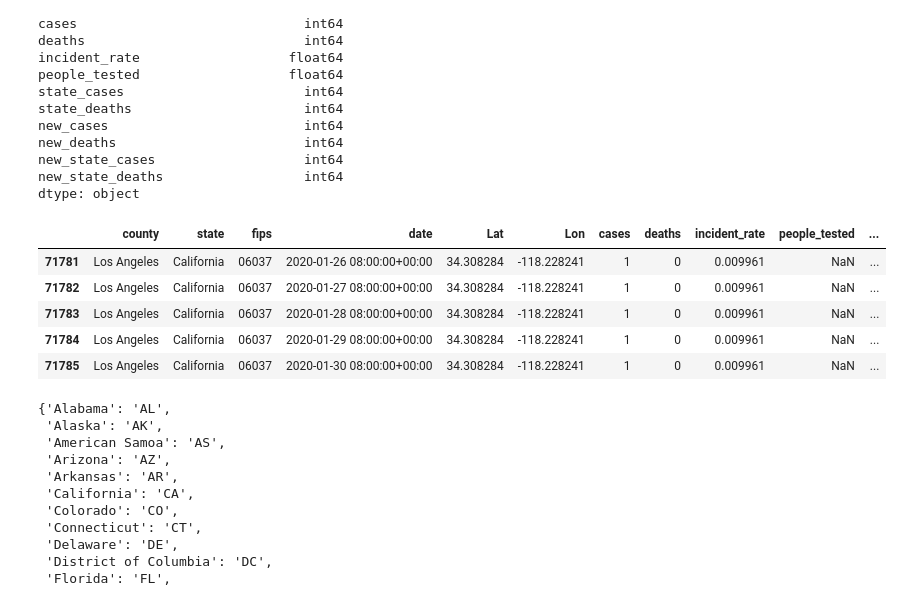
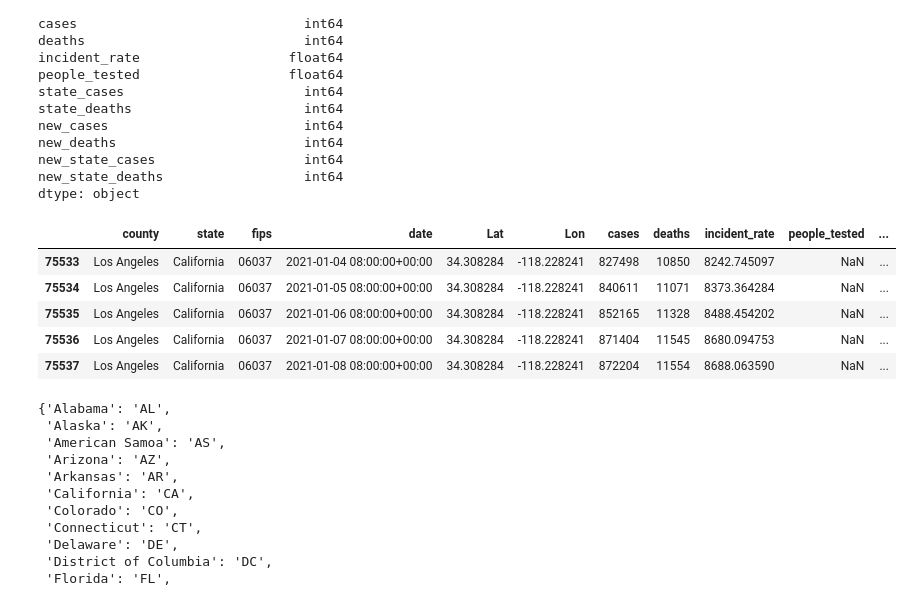
Before and after one commit to tiffanychu90/simple-coronavirus-report, a Jupyter notebook: notebooks/1-read-in-data.ipynb, the cells around one changed output. Cells and saved outputs as stored; diff of their text form; code cells hidden in the pictures.

```diff
--- a/notebooks/1-read-in-data.ipynb
+++ b/notebooks/1-read-in-data.ipynb
@@ -56,14 +58,14 @@ dtype: object
 # %%
 # Subset data
 la = jhu[jhu.county=="Los Angeles"]
-la.head()
+la.tail()
 # %% [output]
 |  | county | state | fips | date | Lat | Lon | cases | deaths | incident_rate | people_tested | ... |
-| 71781 | Los Angeles | California | 06037 | 2020-01-26 08:00:00+00:00 | 34.308284 | -118.228241 | 1 | 0 | 0.009961 | NaN | ... |
-| 71782 | Los Angeles | California | 06037 | 2020-01-27 08:00:00+00:00 | 34.308284 | -118.228241 | 1 | 0 | 0.009961 | NaN | ... |
-| 71783 | Los Angeles | California | 06037 | 2020-01-28 08:00:00+00:00 | 34.308284 | -118.228241 | 1 | 0 | 0.009961 | NaN | ... |
-| 71784 | Los Angeles | California | 06037 | 2020-01-29 08:00:00+00:00 | 34.308284 | -118.228241 | 1 | 0 | 0.009961 | NaN | ... |
-| 71785 | Los Angeles | California | 06037 | 2020-01-30 08:00:00+00:00 | 34.308284 | -118.228241 | 1 | 0 | 0.009961 | NaN | ... |
+| 75533 | Los Angeles | California | 06037 | 2021-01-04 08:00:00+00:00 | 34.308284 | -118.228241 | 827498 | 10850 | 8242.745097 | NaN | ... |
+| 75534 | Los Angeles | California | 06037 | 2021-01-05 08:00:00+00:00 | 34.308284 | -118.228241 | 840611 | 11071 | 8373.364284 | NaN | ... |
+| 75535 | Los Angeles | California | 06037 | 2021-01-06 08:00:00+00:00 | 34.308284 | -118.228241 | 852165 | 11328 | 8488.454202 | NaN | ... |
+| 75536 | Los Angeles | California | 06037 | 2021-01-07 08:00:00+00:00 | 34.308284 | -118.228241 | 871404 | 11545 | 8680.094753 | NaN | ... |
+| 75537 | Los Angeles | California | 06037 | 2021-01-08 08:00:00+00:00 | 34.308284 | -118.228241 | 872204 | 11554 | 8688.063590 | NaN | ... |
 # %%
 # We might need this
 import useful_dict
```
Also changed, not shown: parts of 5 cells of this notebook, 3 other files.
